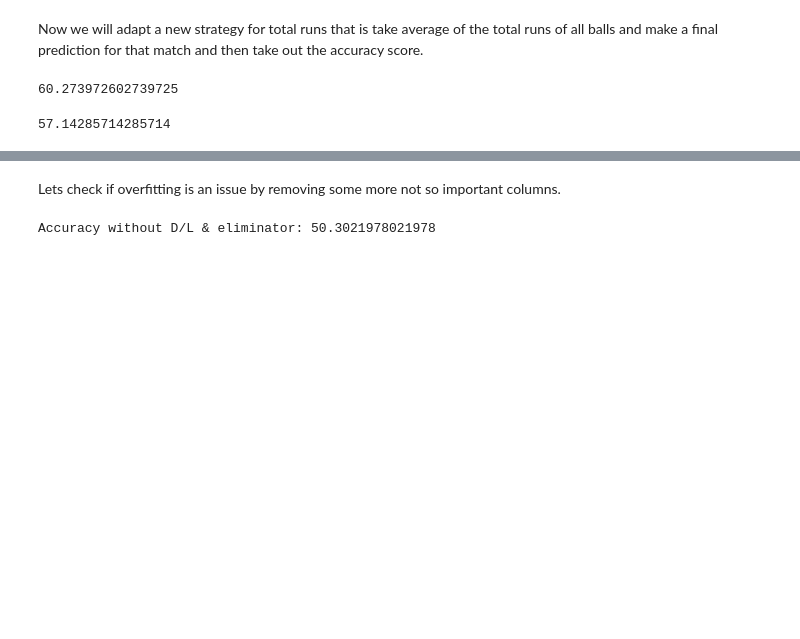
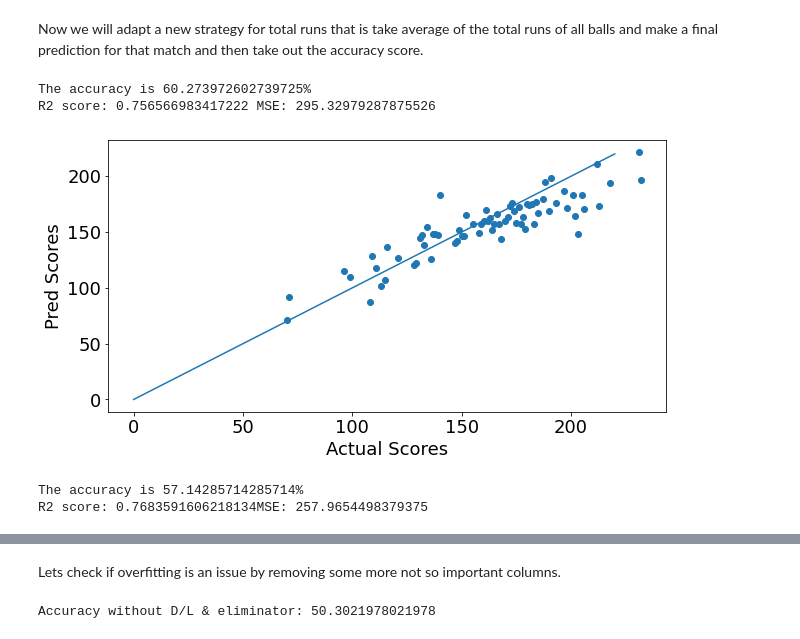
Before and after one commit to UtkarshAIITB/IPL-Data-Analysis, a Jupyter notebook: ML_models.ipynb, the cells around one changed output, grey strips where cells are left out. Drawn from its saved outputs; the diff is of its cells as text; code cells hidden in the pictures; blank space fills up the shorter version.

```diff
--- a/ML_models.ipynb
+++ b/ML_models.ipynb
@@ -255,6 +259,12 @@ def custom_accuracy(y_test,y_pred,thresold):
         if(abs(y_pred[i]-y_test[i]) <= thresold):
             right += 1
     return ((right/l)*100)
+
+def mse(y_test,y_pred):
+    return (mean_squared_error(y_test,y_pred))
+
+def r2(y_test,y_pred):
+    return (r2_score(y_test,y_pred))
 # %%
 go = bore.copy()
 # %% [markdown]
@@ -278,8 +288,10 @@ def new_strat(y_pred, y_test):
                             1: 'Actual'
                             }, inplace = True)
   results.reset_index(drop = True)
+  mean_sq_err = mse(results['Actual'].ravel(), results['Predict'].ravel())
+  r2score  = r2(results['Actual'].ravel(), results['Predict'].ravel())
   accu = (custom_accuracy(results['Actual'].ravel(),results['Predict'].ravel(),12))
-  return(accu)
+  return(accu, results, mean_sq_err, r2score)
 # %% [markdown]
 # Runs prediction - Primary Models
 # %%
@@ -530,13 +542,31 @@ Wall time: 2min 28s
 # %% [markdown]
 Now we will adapt a new strategy for total runs that is take average of the total runs of all balls and make a final prediction for that match and then take out the accuracy score.
-# %%
-# CV
-new_strat(y_pred, y1test)
-# %% [output]
-60.273972602739725
+# %%
+# CV
+accuracy, df_pred, mean_sq_err, r2score = new_strat(y_pred, y1test)
+print('The accuracy is ' + str(accuracy)+'%')
+print('R2 score: '+ str(r2score)+ ' MSE: '+ str(mean_sq_err))
+# %% [output]
+The accuracy is 60.273972602739725%
+R2 score: 0.756566983417222 MSE: 295.32979287875526
+# %%
+plt.figure(figsize=(10,5))
+plt.rcParams.update({'font.size': 18})
+plt.scatter(df_pred['Actual'], df_pred['Predict'])
+plt.plot([0,120,160,200,220], [0,120,160,200,220])
+plt.xlabel('Actual Scores')
+plt.ylabel('Pred Scores')
+plt.plot()
+plt.savefig('/content/drive/MyDrive/Colab Notebooks/IPL Score_Analysis/Plots/svr_2019.png')
+plt.show()
+# %% [output]
+[figure, added]
 # %%
 # test
 y_pred = svr.predict(setst)
-new_strat(y_pred, yt1)
+accuracy, df_pred, mean_sq_err, r2score = new_strat(y_pred, yt1)
+print('The accuracy is ' + str(accuracy)+'%')
+print('R2 score: '+ str(r2score)+ 'MSE: '+ str(mean_sq_err))
 # %% [output]
-57.14285714285714
+The accuracy is 57.14285714285714%
+R2 score: 0.7683591606218134MSE: 257.9654498379375
```
Also changed, not shown: parts of 17 cells of this notebook.
